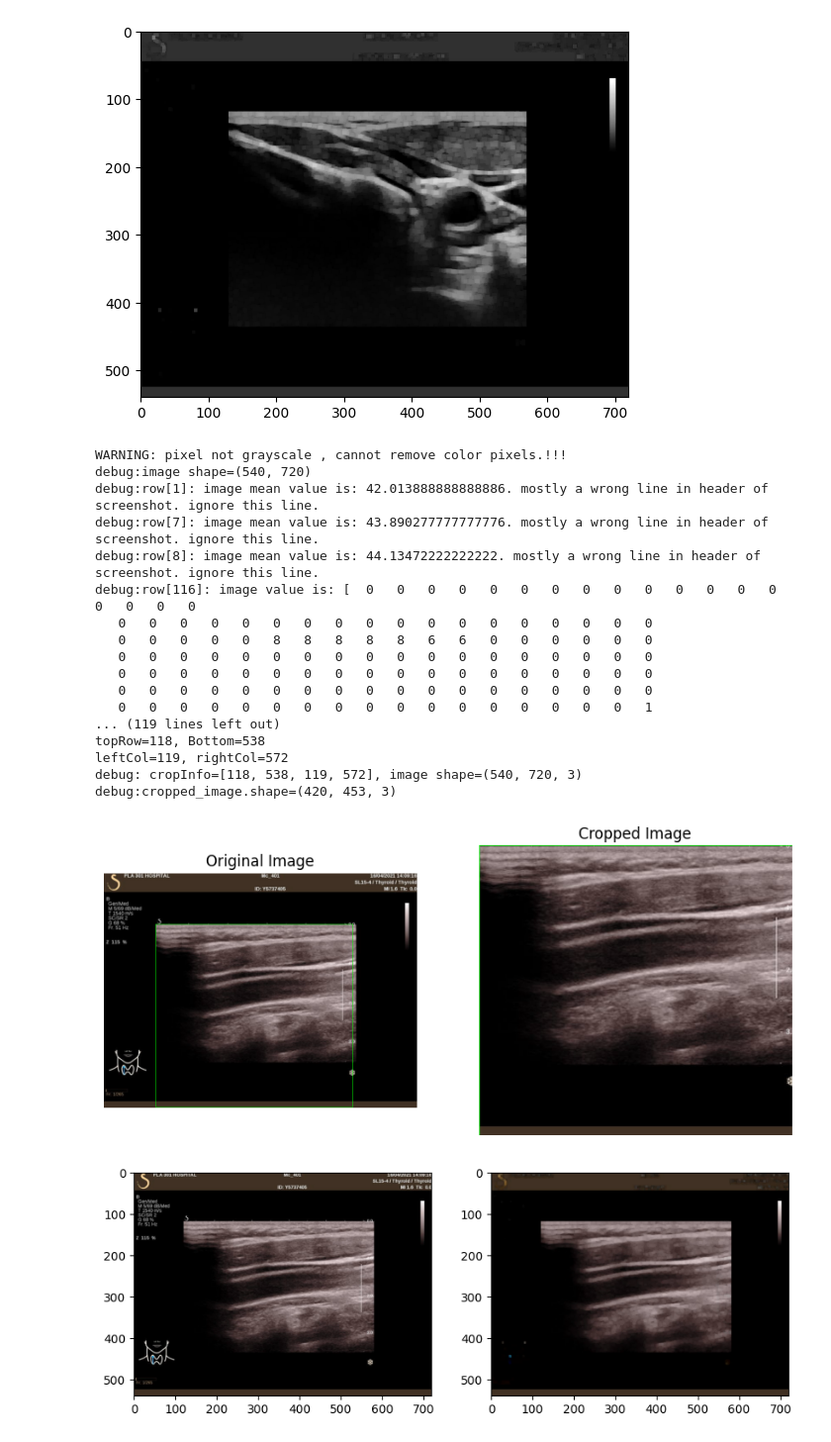
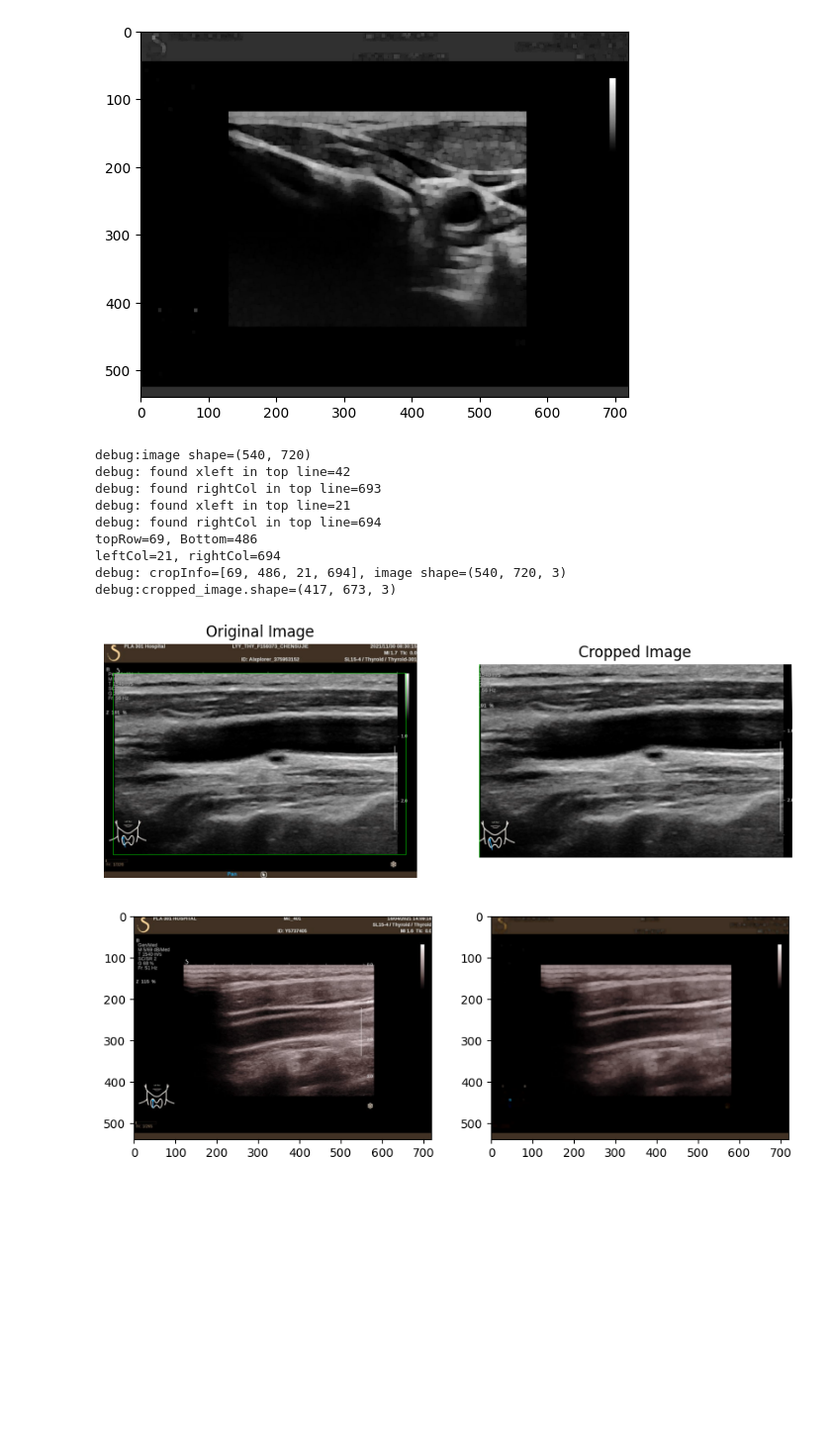
Before and after one commit to bibaodi/thyroid_train01, a Jupyter notebook: processImgs/improveCropUsImageRect241213.ipynb, the cells around one changed output. Shown at 99% size. Saved outputs shown, nothing was run; the diff lists cells and outputs as text; code cells hidden in the pictures; blank space fills up the shorter version.

Commit message:
fix trapezoid image cannot be processed

```diff
--- a/processImgs/improveCropUsImageRect241213.ipynb
+++ b/processImgs/improveCropUsImageRect241213.ipynb
@@ -157,7 +157,7 @@ class CropUsImageClass:
         bottom_one_third=0.66*rowCnt
         rowValThreshold=colCnt*self.m_percentage
 
-        for irow in range(rowCnt):
+        for irow in range(2,rowCnt):
             iRowVals=grad_y[irow, :]
             #print(f"debug:iRowVals={iRowVals}") if irow ==-1 else None
             gtZeroCntTop=np.sum(iRowVals>0)
@@ -166,12 +166,15 @@ class CropUsImageClass:
             #01-topline and left, right.
             if gtZeroCntTop > rowValThreshold:
                 if topRow<3:
+                    upperRowPixelsVals=gray_image[irow-1,:]
                     thisRowPixelsVals=gray_image[irow,:]
-                    if np.mean(thisRowPixelsVals) > 7:
-                        print(f"debug:row[{irow}]: image mean value is: {np.mean(thisRowPixelsVals)}. mostly a wrong line in header of screenshot. ignore this line.")
+                    upperRowPixelsMean=np.mean(upperRowPixelsVals)
+                    thisRowPixelsMean=np.mean(thisRowPixelsVals)
+                    if upperRowPixelsMean > 7 :
+                        print(f"debug:row[{irow-1}]: image mean value is: {upperRowPixelsMean}. mostly a wrong line in header of screenshot. ignore this line.")
                         continue
                     #print(f"debug:row[{irow}]: has non zero item is: {gtZeroCntTop}, THRESOLD={rowValThreshold}")
-                    print(f"debug:row[{irow}]: image value is: {thisRowPixelsVals}")
+                    #print(f"debug:row[{irow}]: image value is: {thisRowPixelsVals}")
                     topRow=irow
                     thisRowVal=iRowVals
 
@@ -358,51 +361,43 @@ def getOpeningImg(fp:str):
     kernel=np.ones((5,5), np.uint8)
     openingImg = cv2.morphologyEx(gray_image, cv2.MORPH_OPEN, kernel)
 
 
 
     return openingImg
 
 def getOpeningImg(gray_image:np.ndarray):
     #gray_image = cv2.imread(imgfile, cv2.IMREAD_GRAYSCALE)
     kernel=np.ones((5,5), np.uint8)
     openingImg = cv2.morphologyEx(gray_image, cv2.MORPH_OPEN, kernel)
     return openingImg
 
 def test():
     fp = '/mnt/f/241129-zhipu-thyroid-datas/01-mini-batch/83CasesFirstImg/thyroidNodules_axp-012_frm-0001.png'
     #fp=sys.argv[1]
     cropimg=CropUsImageClass()
     cropimg.cropImageV1(fp)
 
 def testOnV3Crop():
-    fp = '/mnt/f/241129-zhipu-thyroid-datas/01-mini-batch/83CasesFirstImg/thyroidNodules_axp-084_frm-0001.png'
+    fp = '/mnt/f/241129-zhipu-thyroid-datas/01-mini-batch/83CasesFirstImg/thyroidNodules_axp-002_frm-0001.png'
     imageBgr=cv2.imread(fp)
     oriShape=imageBgr.shape
     nshape=( int(oriShape[1]/1), int(oriShape[0]/1))
     resized = cv2.resize(imageBgr, nshape, interpolation=cv2.INTER_LINEAR)
     cropimg=CropUsImageClass()
     cropimg.cropImageV3(resized)
 
 testOnV3Crop()
 # %% [output]
-WARNING: pixel not grayscale , cannot remove color pixels.!!!
 debug:image shape=(540, 720)
-debug:row[1]: image mean value is: 42.013888888888886. mostly a wrong line in header of screenshot. ignore this line.
-debug:row[7]: image mean value is: 43.890277777777776. mostly a wrong line in header of screenshot. ignore this line.
-debug:row[8]: image mean value is: 44.13472222222222. mostly a wrong line in header of screenshot. ignore this line.
-debug:row[116]: image value is: [  0   0   0   0   0   0   0   0   0   0   0   0   0   0   0   0   0   0
-   0   0   0   0   0   0   0   0   0   0   0   0   0   0   0   0   0   0
-   0   0   0   0   0   8   8   8   8   8   6   6   0   0   0   0   0   0
-   0   0   0   0   0   0   0   0   0   0   0   0   0   0   0   0   0   0
-   0   0   0   0   0   0   0   0   0   0   0   0   0   0   0   0   0   0
-   0   0   0   0   0   0   0   0   0   0   0   0   0   0   0   0   0   0
-   0   0   0   0   0   0   0   0   0   0   0   0   0   0   0   0   0   1
-... (119 lines left out)
-topRow=118, Bottom=538
-leftCol=119, rightCol=572
-debug: cropInfo=[118, 538, 119, 572], image shape=(540, 720, 3)
-debug:cropped_image.shape=(420, 453, 3)
+debug: found xleft in top line=42
+debug: found rightCol in top line=693
+debug: found xleft in top line=21
+debug: found rightCol in top line=694
+topRow=69, Bottom=486
+leftCol=21, rightCol=694
+debug: cropInfo=[69, 486, 21, 694], image shape=(540, 720, 3)
+debug:cropped_image.shape=(417, 673, 3)
-[figure, old version]
+[figure, new version]
 # %%
 def testOpeningImg():
     fp = '/mnt/f/241129-zhipu-thyroid-datas/01-mini-batch/83CasesFirstImg/thyroidNodules_axp-084_frm-0001.png'
```
